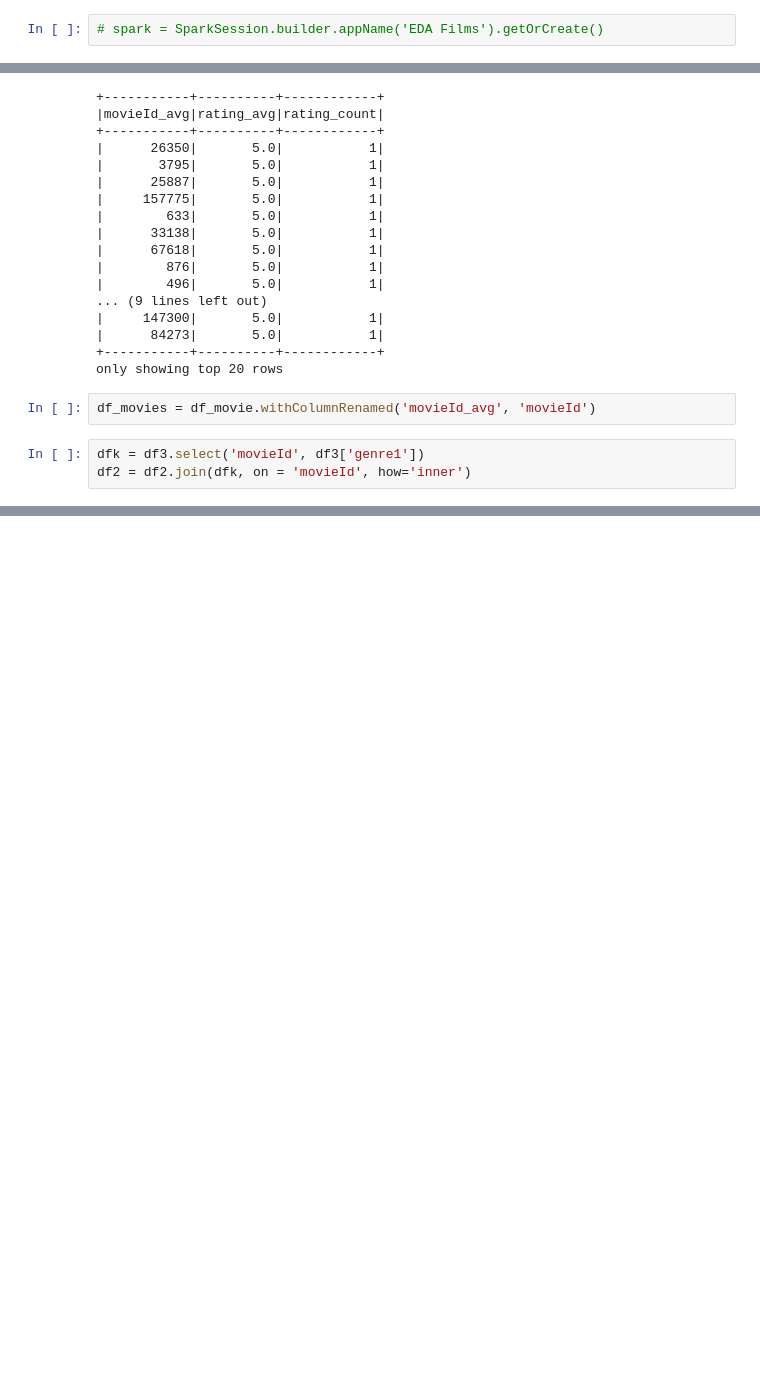
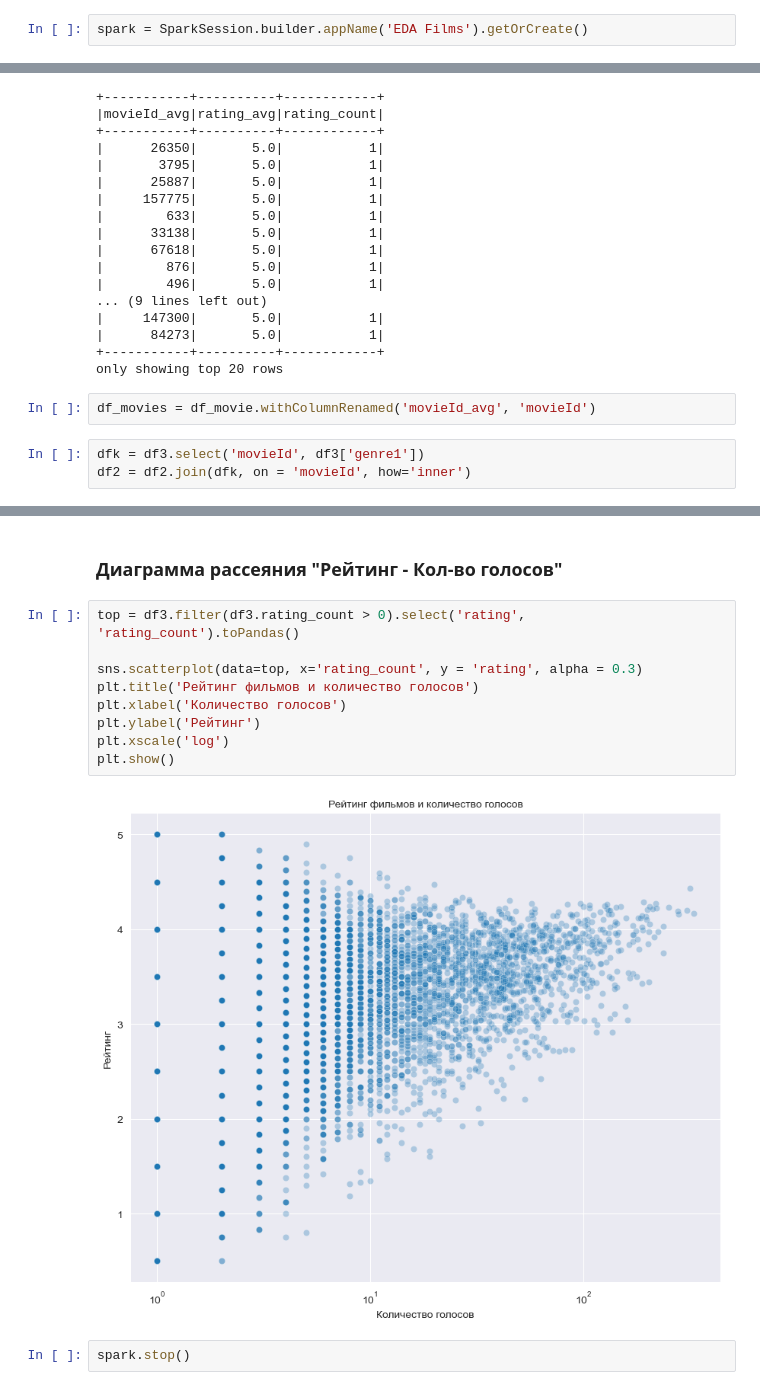
Before and after one commit to golubnichiy/bigdata_0325, a Jupyter notebook: source_19.ipynb, the cells around one changed output, grey strips where cells are left out. Drawn from its saved outputs; the diff is of its cells as text; blank space fills up the shorter version.

```diff
--- a/source_19.ipynb
+++ b/source_19.ipynb
@@ -16,4 +16,4 @@ plt.rcParams.update(params)
 # %% [markdown]
 ### Запуск сессии PySpark
 # %%
-# spark = SparkSession.builder.appName('EDA Films').getOrCreate()
+spark = SparkSession.builder.appName('EDA Films').getOrCreate()
@@ -405,0 +505,15 @@ org.apache.spark.SparkException: Exception thrown in awaitResult:
+# %% [markdown]
+### Диаграмма рассеяния "Рейтинг - Кол-во голосов"
+# %%
+top = df3.filter(df3.rating_count > 0).select('rating', 'rating_count').toPandas()
+
+sns.scatterplot(data=top, x='rating_count', y = 'rating', alpha = 0.3)
+plt.title('Рейтинг фильмов и количество голосов')
+plt.xlabel('Количество голосов')
+plt.ylabel('Рейтинг')
+plt.xscale('log')
+plt.show()
+# %% [output]
+[figure, added]
+# %%
+spark.stop()
```
Also changed, not shown: parts of 15 cells of this notebook, 3 other files.
